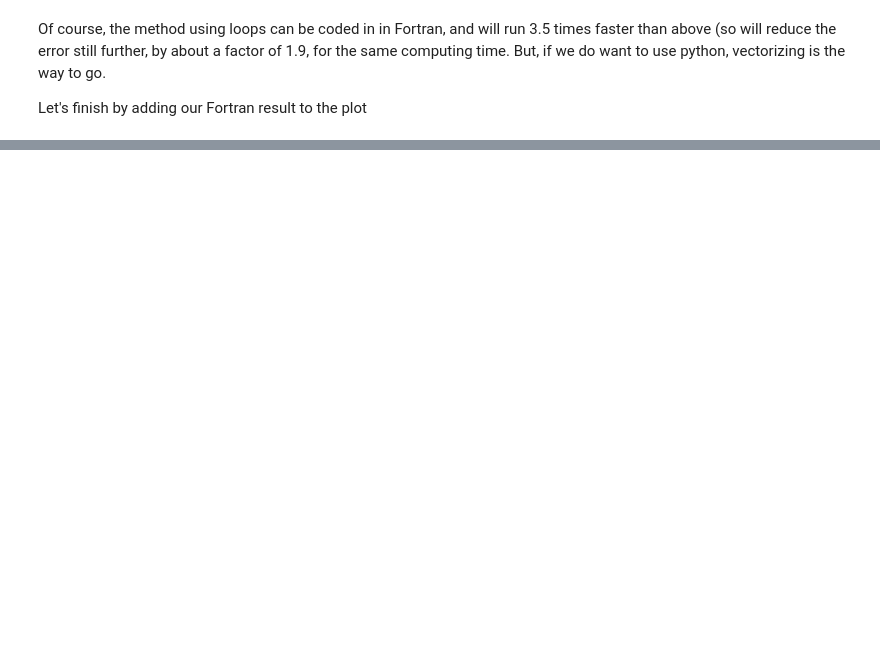
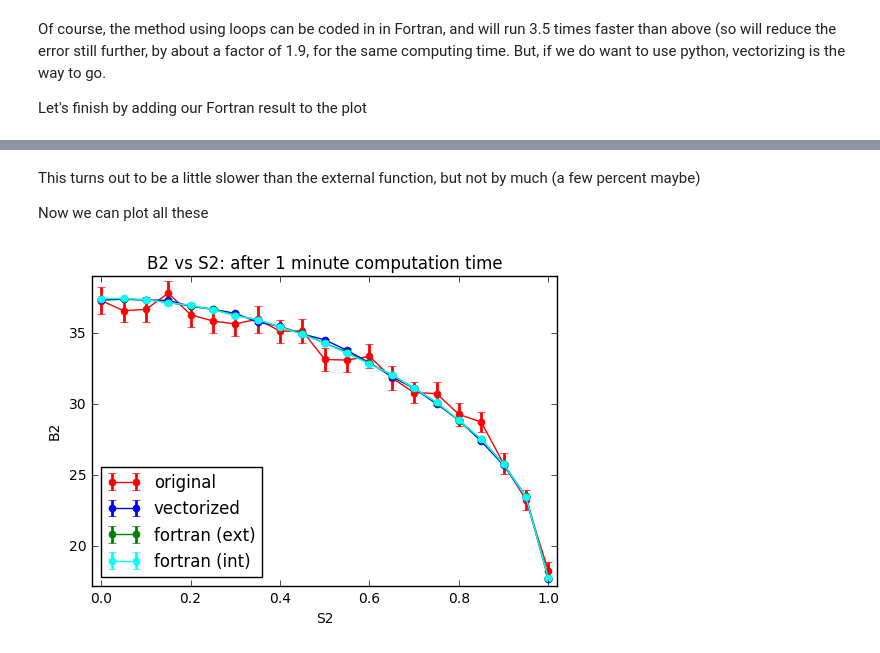
Before and after one commit to mrdennison13/MC_stuff, a Jupyter notebook: onsager_B2.ipynb, the cells around one changed output, grey strips where cells are left out. Saved outputs shown, nothing was run; the diff lists cells and outputs as text; code cells hidden in the pictures; blank space fills up the shorter version.

Commit message:
Added in internal fortran routine

```diff
--- a/onsager_B2.ipynb
+++ b/onsager_B2.ipynb
@@ -353,0 +378,8 @@ plt.show()
+# %%
+t0 = time.clock()
+output_table_f2py = pd.DataFrame(np.column_stack(onsager_B2.onsager_b2(5.0,1.0, 10000*1250, 21)),columns=['S2','B2', 'error'])
+#output_table_vec = output_table_vec[["S2", "B2", "error"]]
+print(output_table_f2py)
+t1 = time.clock()
+print('')
+print('CPU time for imported Fortran function:', t1-t0)
@@ -353,0 +404,18 @@ plt.show()
+# %% [markdown]
+This turns out to be a little slower than the external function, but not by much (a few percent maybe)
+
+Now we can plot all these
+# %%
+fortran_result=pd.read_csv("B2_L5d0_D1d0-race-csv.dat", header=None, names=["S2", "alpha", "B2", "error"])
+plt.errorbar(output_table.S2, output_table.B2, output_table.error, color = "red", label="original", marker = ".", markersize='10', elinewidth=2)
+plt.errorbar(output_table_vec.S2, output_table_vec.B2, output_table_vec.error, color="blue", label = "vectorized", marker = ".", markersize='10', elinewidth=2)
+plt.errorbar(fortran_result.S2, fortran_result.B2, fortran_result.error, color="green", label = "fortran (ext)", marker = ".", markersize='10', elinewidth=2)
+plt.errorbar(output_table_f2py.S2, output_table_f2py.B2, output_table_f2py.error, color="cyan", label = "fortran (int)", marker = ".", markersize='10', elinewidth=2)
+plt.legend(loc="lower left")
+plt.xlabel("S2")
+plt.ylabel("B2")
+plt.margins(0.02)
+plt.title("B2 vs S2: after 1 minute computation time")
+plt.show()
+# %% [output]
+[figure, added]
```
Also changed, not shown: parts of 10 cells of this notebook.
